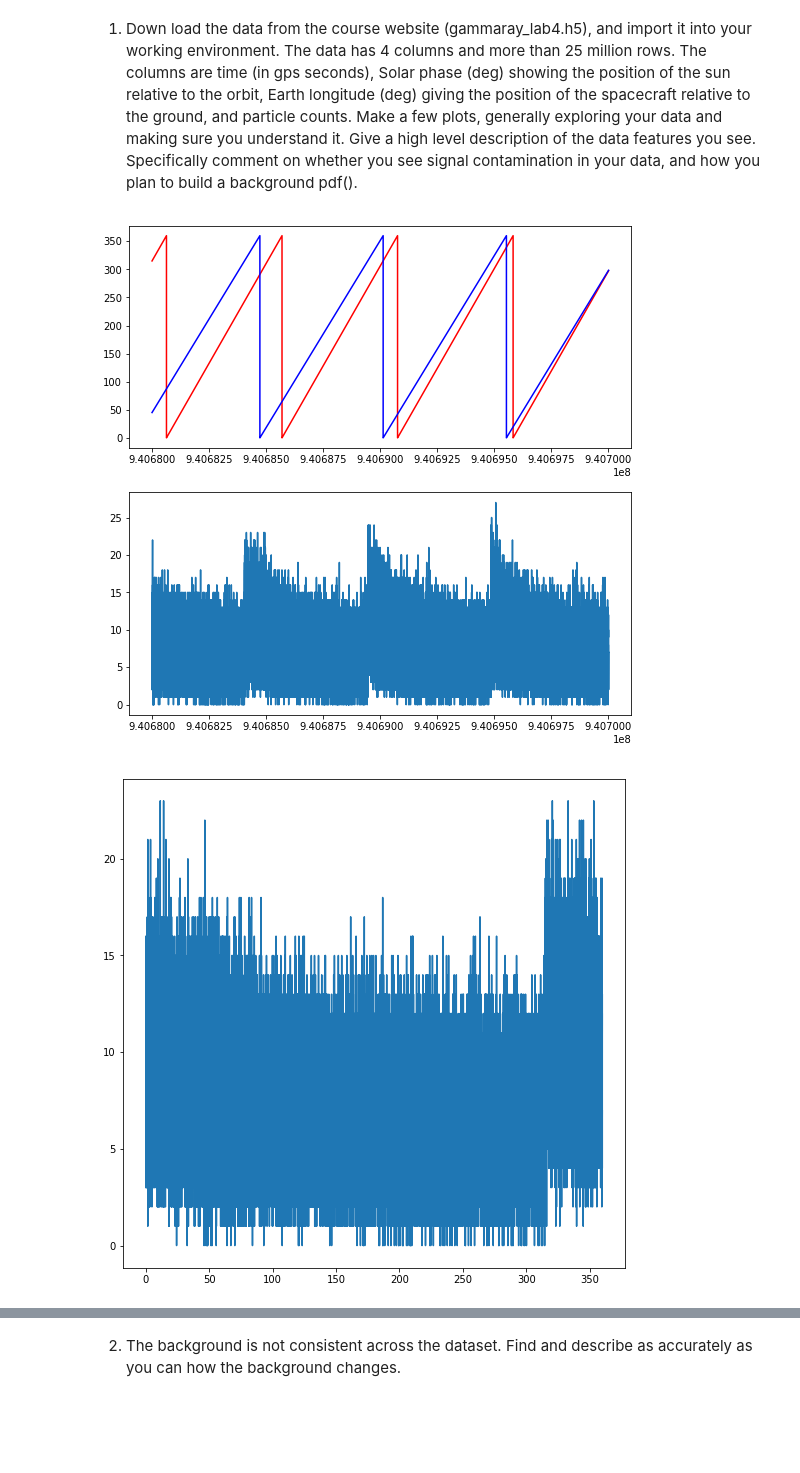
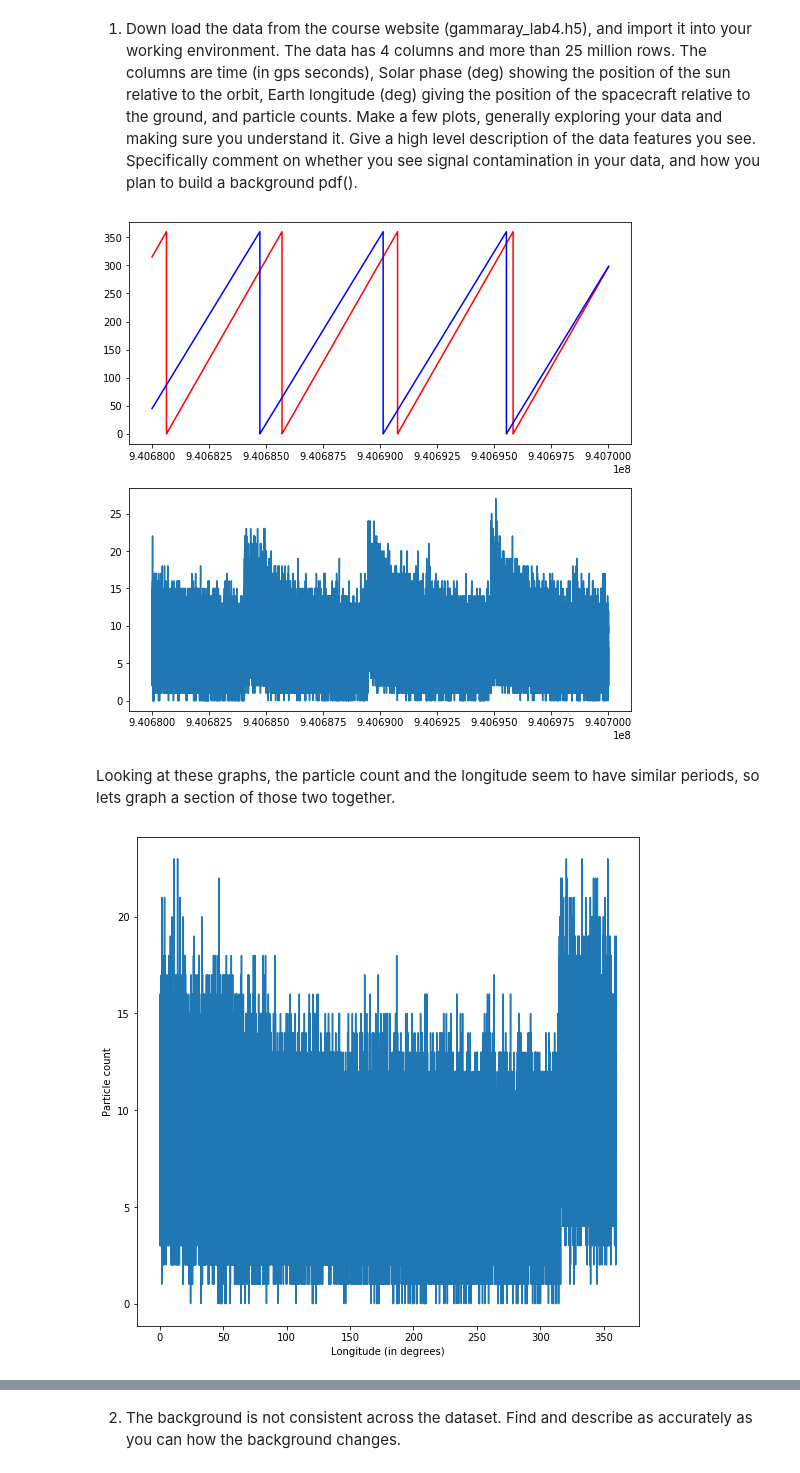
Before and after one commit to AdamK42/physics-434, a Jupyter notebook: lab4/lab4.ipynb, the cells around one changed output, grey strips where cells are left out. Cells and saved outputs as stored; diff of their text form; code cells hidden in the pictures; blank space fills up the shorter version.

```diff
--- a/lab4/lab4.ipynb
+++ b/lab4/lab4.ipynb
@@ -42,7 +42,7 @@ particle_count = data[3, :]
 # %%
 #Lets plot some pieces of the data set early and later.
 count=200000
-early = time[0:count]
+early_time = time[0:count]
 early_solar = solar_phase[0:count]
 early_longitude = longitude[0:count]
 early_particles = particle_count[0:count]
@@ -51,20 +51,28 @@ figure = plt.figure(figsize=(9, 9))
 axes = figure.subplots(2, 1)
 
 # These are cycling through 0 to 360 degrees
-axes[0].plot(early, early_solar, 'r');
-axes[0].plot(early, early_longitude, 'b');
+axes[0].plot(early_time, early_solar, 'r'); #red line
+axes[0].plot(early_time, early_longitude, 'b'); #blue line
+axes[0].set_xlabel("Time (gps seconds)")
+axes[0].set_ylabel("Degrees")
 
-# This one has a weird jump right around 40k time steps or so
-axes[1].step(early, early_particles, where='mid');
+# This one has some weird jumps up
+axes[1].step(early_time, early_particles, where='mid');
+axes[1].set_xlabel("Time (gps seconds)")
+axes[1].set_ylabel("Particle count")
 # %% [output]
-[figure, old version]
+[figure, new version]
+# %% [markdown]
+Looking at these graphs, the particle count and the longitude seem to have similar periods, so lets graph a section of those two together.
 # %%
 figure = plt.figure(figsize=(9,9))
 ax = figure.subplots()
 
 count = 60000
 x = longitude[0:count]
 particles = particle_count[0:count]
 ax.plot(x, particles);
+ax.set_ylabel("Particle count");
+ax.set_xlabel("Longitude (in degrees)");
 # %% [output]
-[figure, old version]
+[figure, new version]
```
Also changed, not shown: parts of 10 cells of this notebook.
